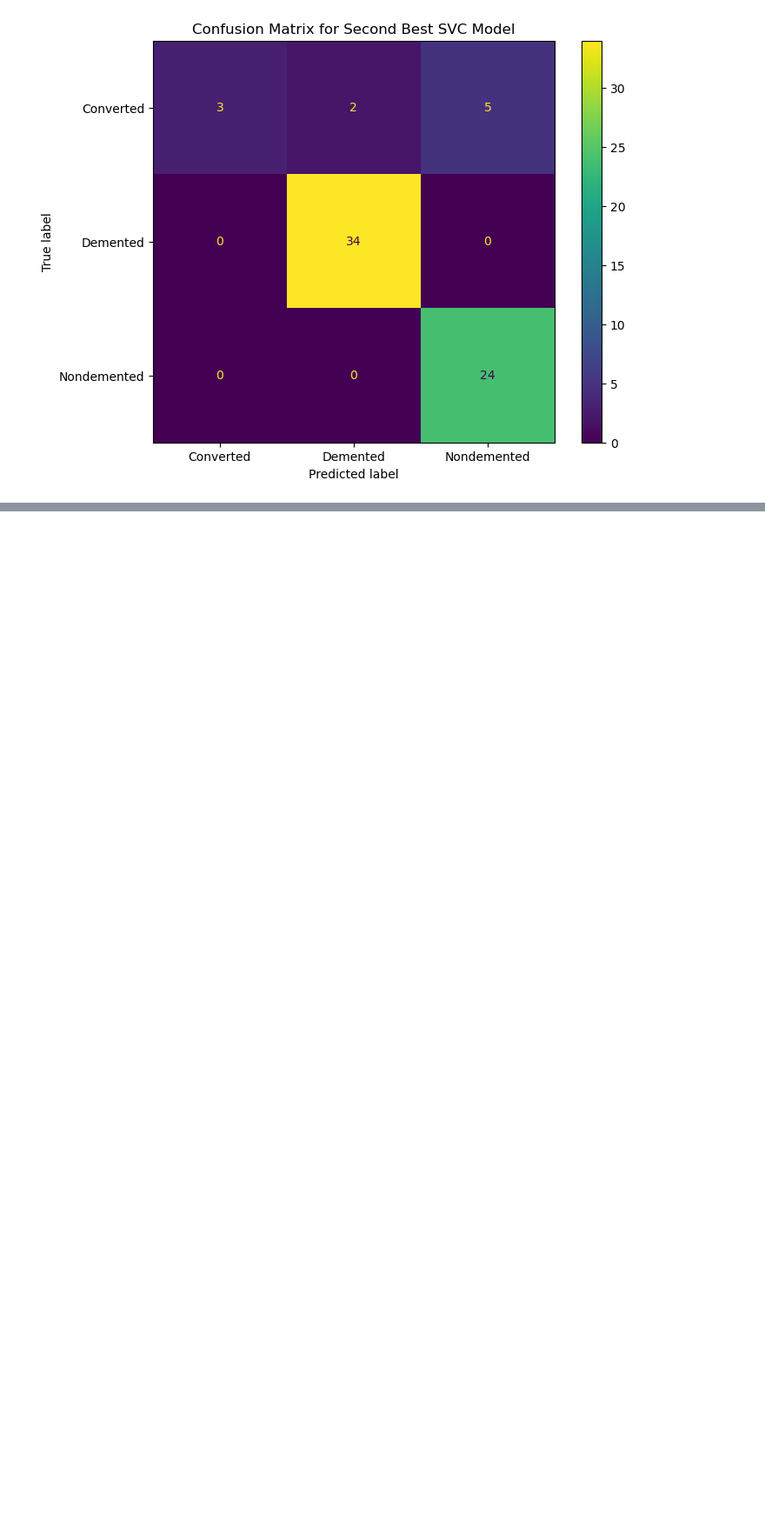
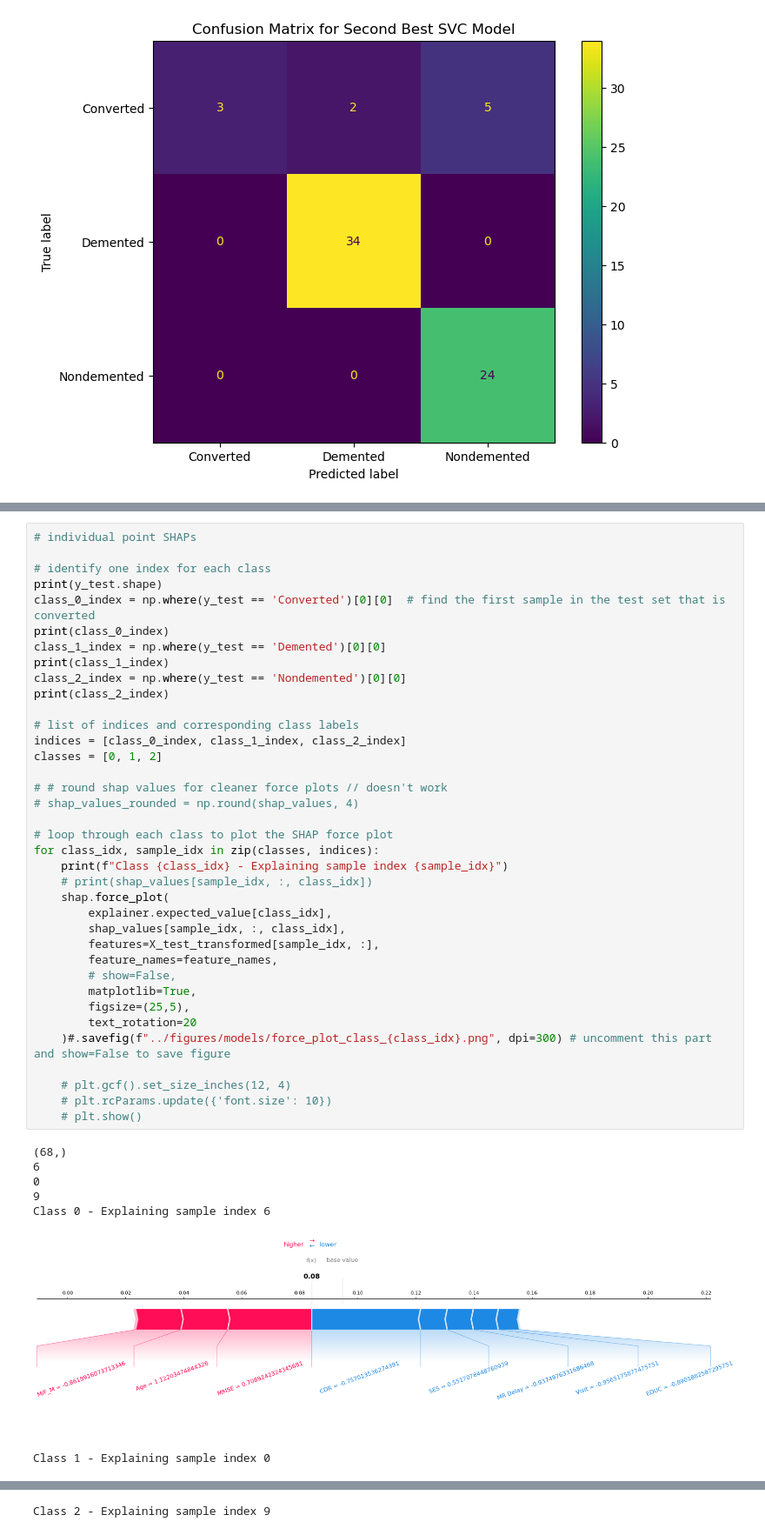
Before and after one commit to s-bao/data1030-project, a Jupyter notebook: src/imp_models.ipynb, the cells around one changed output, grey strips where cells are left out. Shown at 87% size. Saved outputs shown, nothing was run; the diff lists cells and outputs as text; blank space fills up the shorter version.

```diff
--- a/src/imp_models.ipynb
+++ b/src/imp_models.ipynb
@@ -595,0 +651,45 @@ ValueError: could not convert string to float: 'M'
+# %%
+# individual point SHAPs
+
+# identify one index for each class
+print(y_test.shape)
+class_0_index = np.where(y_test == 'Converted')[0][0]  # find the first sample in the test set that is converted
+print(class_0_index)
+class_1_index = np.where(y_test == 'Demented')[0][0]
+print(class_1_index)
+class_2_index = np.where(y_test == 'Nondemented')[0][0]
+print(class_2_index)
+
+# list of indices and corresponding class labels
+indices = [class_0_index, class_1_index, class_2_index]
+classes = [0, 1, 2]
+
+# # round shap values for cleaner force plots // doesn't work
+# shap_values_rounded = np.round(shap_values, 4)
+
+# loop through each class to plot the SHAP force plot
+for class_idx, sample_idx in zip(classes, indices):
+    print(f"Class {class_idx} - Explaining sample index {sample_idx}")
+    # print(shap_values[sample_idx, :, class_idx])
+    shap.force_plot(
+        explainer.expected_value[class_idx],
+        shap_values[sample_idx, :, class_idx],
+        features=X_test_transformed[sample_idx, :],
+        feature_names=feature_names,
+        # show=False,
+        matplotlib=True,
+        figsize=(25,5),
+        text_rotation=20
+    )#.savefig(f"../figures/models/force_plot_class_{class_idx}.png", dpi=300) # uncomment this part and show=False to save figure
+
+    # plt.gcf().set_size_inches(12, 4)
+    # plt.rcParams.update({'font.size': 10})
+    # plt.show()
+# %% [output]
+(68,)
+6
+0
+9
+Class 0 - Explaining sample index 6
+[figure, added]
+Class 1 - Explaining sample index 0
@@ -595,0 +697 @@ ValueError: could not convert string to float: 'M'
+Class 2 - Explaining sample index 9
```
Also changed, not shown: parts of 17 cells of this notebook, 38 other files.
